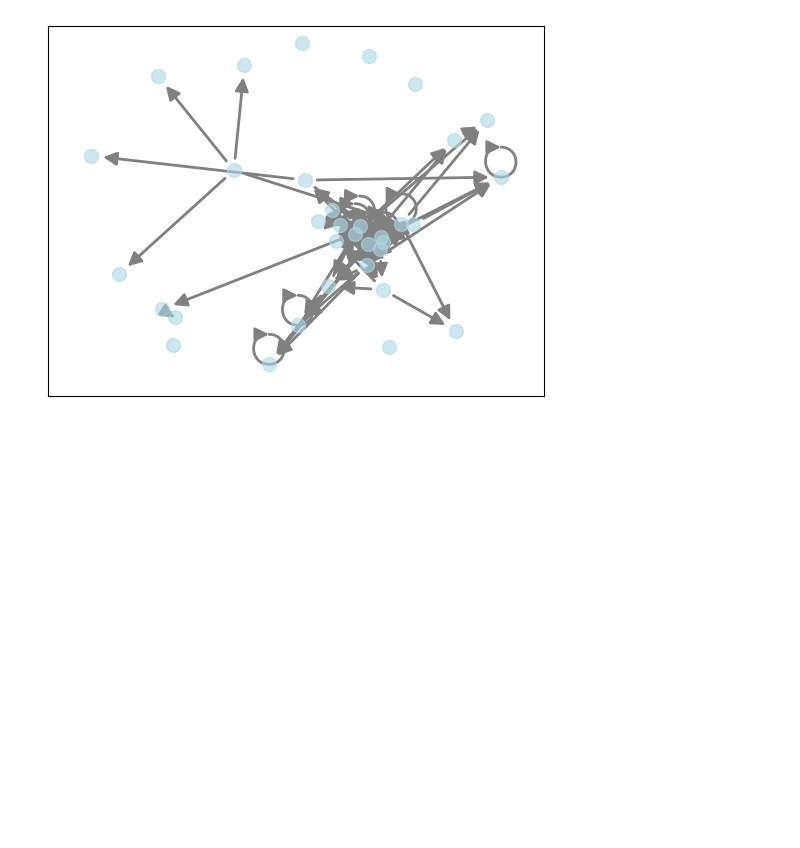
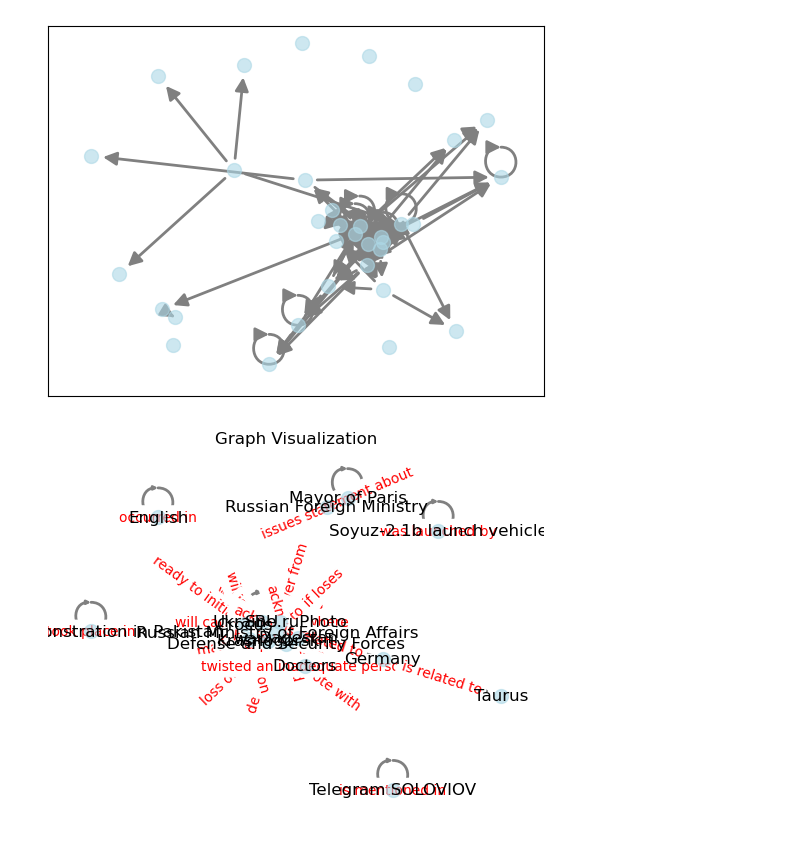
Before and after one commit to harrisonrunnels/insight-ops, a Jupyter notebook: Organized_Starter.ipynb, the cells around one changed output. Cells and saved outputs as stored; diff of their text form; code cells hidden in the pictures; blank space fills up the shorter version.

```diff
--- a/Organized_Starter.ipynb
+++ b/Organized_Starter.ipynb
@@ -90,7 +90,7 @@ def extract_graph_data(df, api_client):
 api_key = os.environ["RADIANT_API_KEY"]
 df = load_data('data/russia_social_media.csv')
 # %%
-filtered_df = filter_data(df, "2024-03-31 18:00:00", [1, 30]).head(50)
+filtered_df = filter_data(df, "2024-03-31 18:00:00", [1, 30]).head(10)
 api_client = initialize_api_client(api_key)
 # %%
 structured_data = extract_graph_data(filtered_df, api_client)
@@ -126,9 +126,9 @@ def create_graph(data):
     return G
 
 def draw_graph(G):
-    pos = nx.spring_layout(G)
+pos = nx.spring_layout(G)
     nx.draw_networkx_nodes(G, pos, node_size=100, node_color='lightblue', alpha=0.6)
-    nx.draw_networkx_edges(G, pos, arrowstyle='-|>', arrowsize=20, edge_color='gray', width=2)
+    nx.draw_networkx_edges(G, pos, arrowstyle='-|>', arrowsize=5, edge_color='gray', width=2)
     node_labels = {node: G.nodes[node]['name'] for node in G.nodes()}
     nx.draw_networkx_labels(G, pos, labels=node_labels, font_size=12)
     edge_labels = {(u, v): data['relation'] for u, v, data in G.edges(data=True)}
@@ -145,3 +145,7 @@ KeyError: 'name'
 [figure]
 # %%
 nx.write_gml(G, 'test1.gml')
+# %%
+draw_graph(G)
+# %% [output]
+[figure, added]
```
Also changed, not shown: parts of 3 cells of this notebook.
